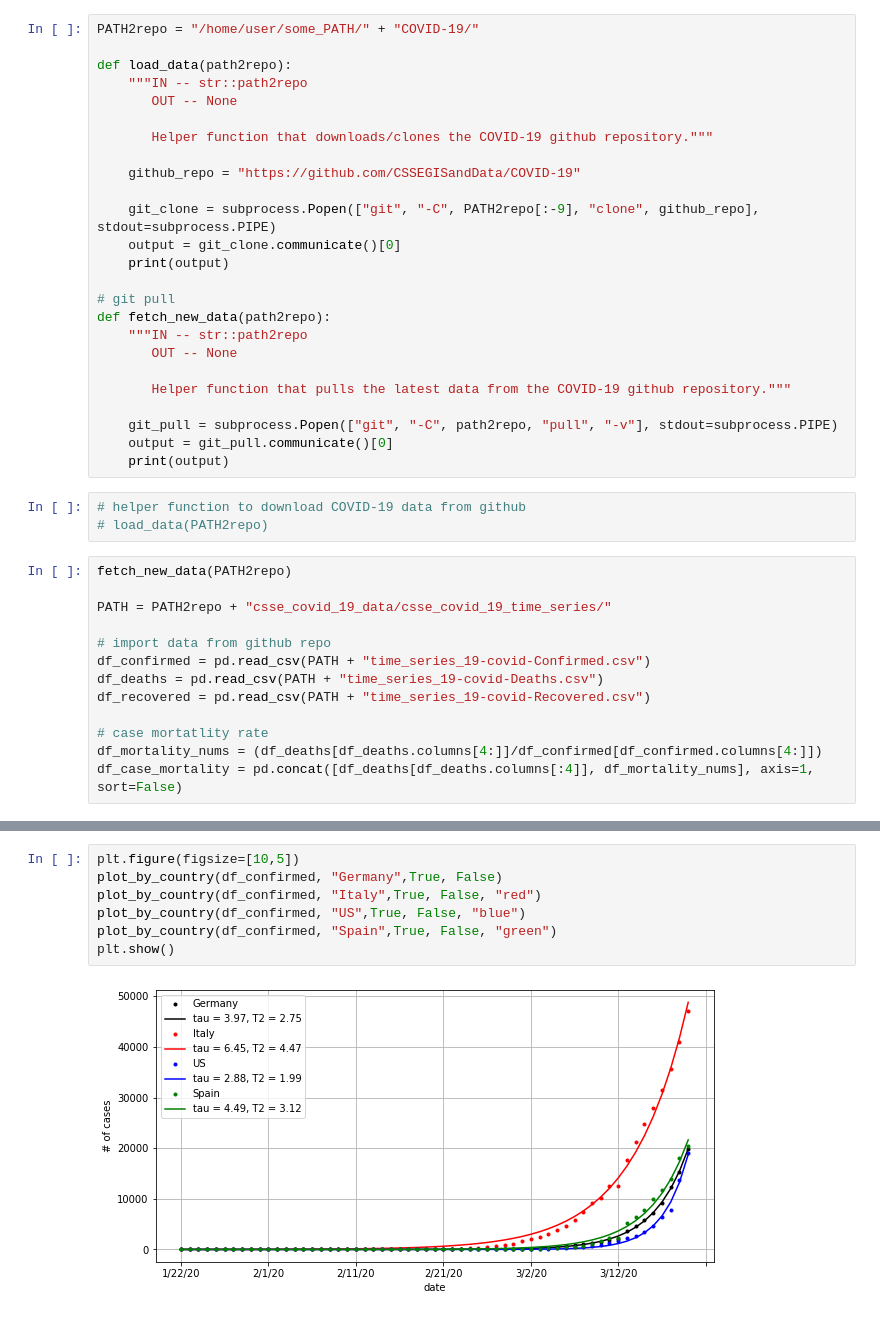
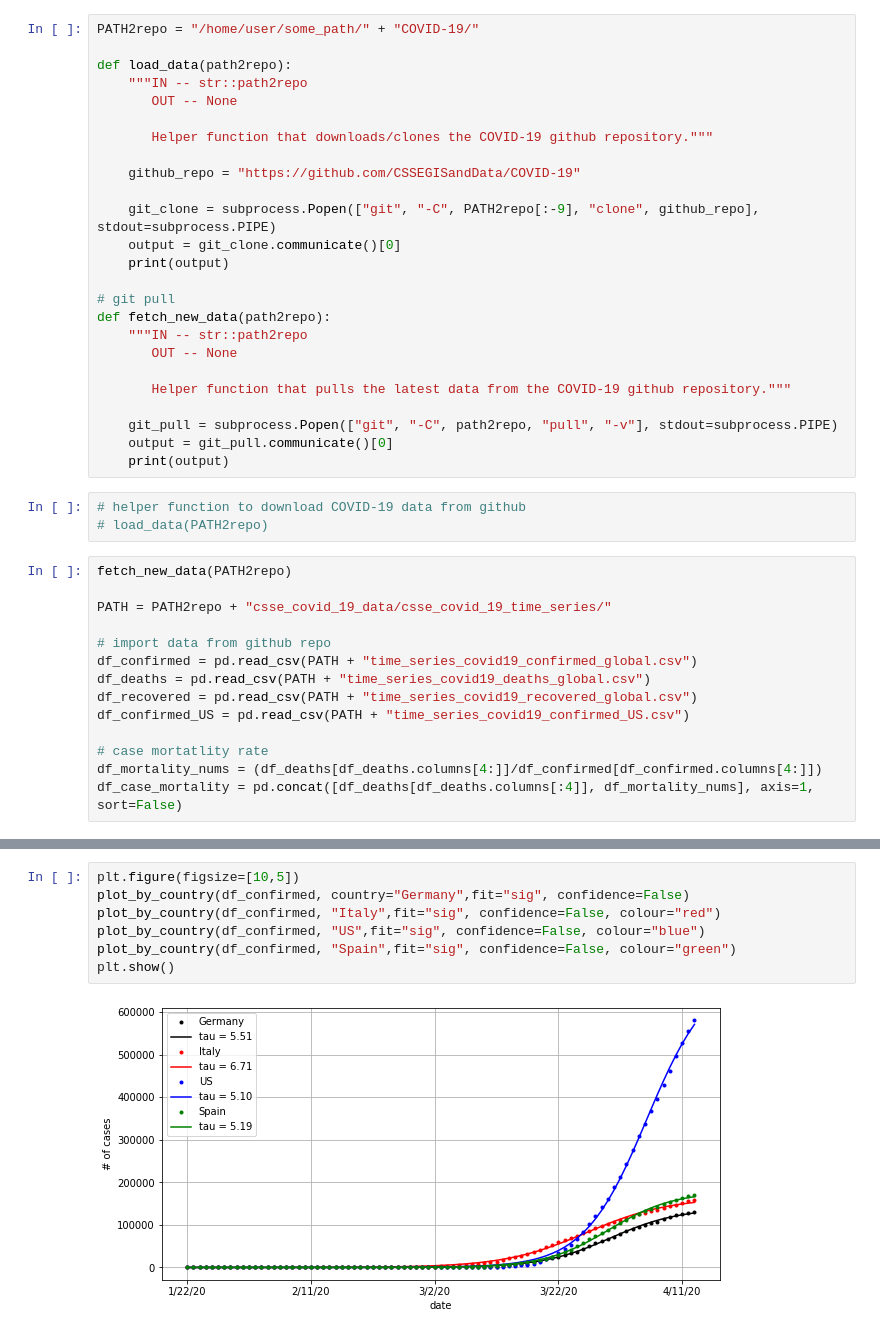
Before and after one commit to jnsbck/a_look-COVID-19, a Jupyter notebook: a_look@covid-19.ipynb, the cells around one changed output, grey strips where cells are left out. Drawn from its saved outputs; the diff is of its cells as text.

```diff
--- a/a_look@covid-19.ipynb
+++ b/a_look@covid-19.ipynb
@@ -18,7 +18,7 @@ import subprocess
 # %% [markdown]
 - Data taken from: https://github.com/CSSEGISandData/COVID-19
 # %%
-PATH2repo = "/home/user/some_PATH/" + "COVID-19/"
+PATH2repo = "/home/user/some_path/" + "COVID-19/"
 
 def load_data(path2repo):
     """IN -- str::path2repo
@@ -51,9 +51,10 @@ fetch_new_data(PATH2repo)
 PATH = PATH2repo + "csse_covid_19_data/csse_covid_19_time_series/"
 
 # import data from github repo
-df_confirmed = pd.read_csv(PATH + "time_series_19-covid-Confirmed.csv")
-df_deaths = pd.read_csv(PATH + "time_series_19-covid-Deaths.csv")
-df_recovered = pd.read_csv(PATH + "time_series_19-covid-Recovered.csv")
+df_confirmed = pd.read_csv(PATH + "time_series_covid19_confirmed_global.csv")
+df_deaths = pd.read_csv(PATH + "time_series_covid19_deaths_global.csv")
+df_recovered = pd.read_csv(PATH + "time_series_covid19_recovered_global.csv")
+df_confirmed_US = pd.read_csv(PATH + "time_series_covid19_confirmed_US.csv")
 
 # case mortatlity rate
 df_mortality_nums = (df_deaths[df_deaths.columns[4:]]/df_confirmed[df_confirmed.columns[4:]])
@@ -233,10 +340,10 @@ def plot_T2s(df, sort=True):
     plt.ylabel("T2")
 # %%
 plt.figure(figsize=[10,5])
-plot_by_country(df_confirmed, "Germany",True, False)
-plot_by_country(df_confirmed, "Italy",True, False, "red")
-plot_by_country(df_confirmed, "US",True, False, "blue")
-plot_by_country(df_confirmed, "Spain",True, False, "green")
+plot_by_country(df_confirmed, country="Germany",fit="sig", confidence=False)
+plot_by_country(df_confirmed, "Italy",fit="sig", confidence=False, colour="red")
+plot_by_country(df_confirmed, "US",fit="sig", confidence=False, colour="blue")
+plot_by_country(df_confirmed, "Spain",fit="sig", confidence=False, colour="green")
 plt.show()
 # %% [output]
-[figure, old version]
+[figure, new version]
```
Also changed, not shown: parts of 9 cells of this notebook.
